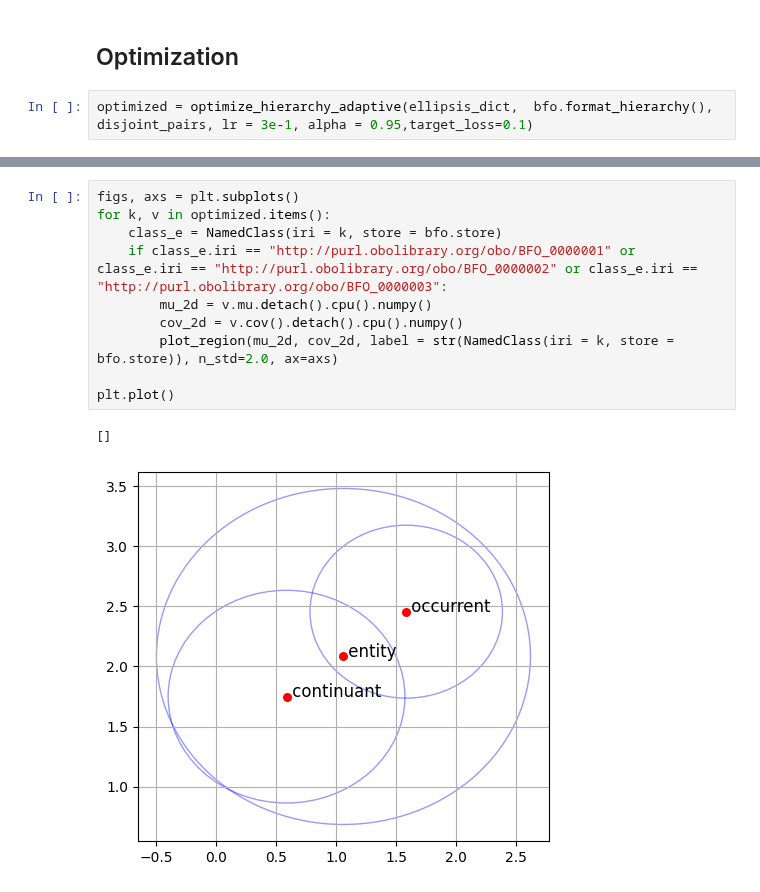
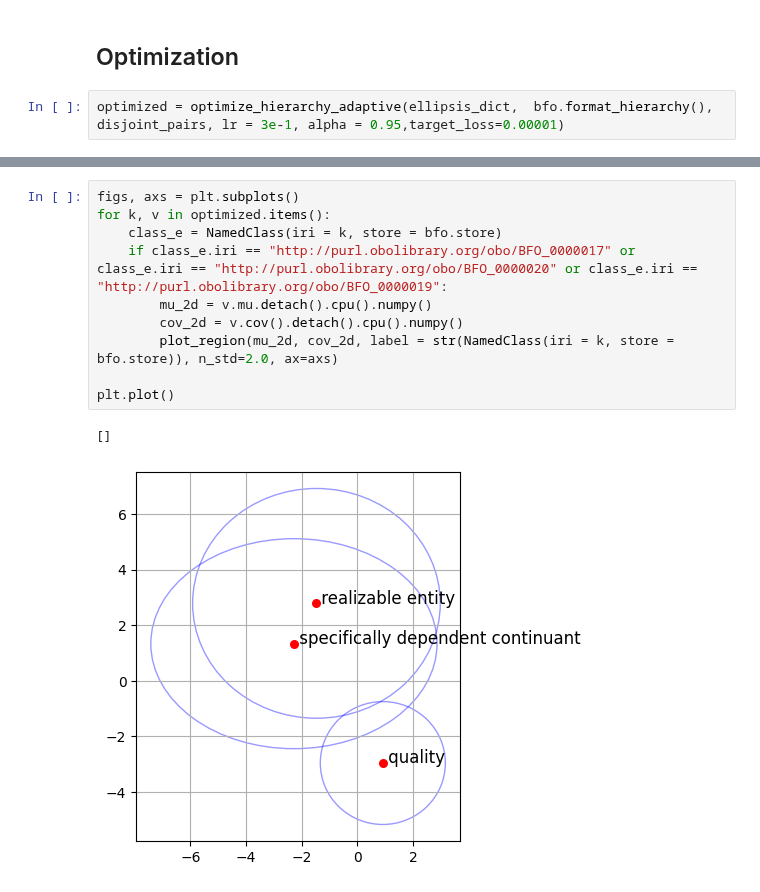
Before and after one commit to SamirKipper/Ontopo, a Jupyter notebook: src/test.ipynb, the cells around one changed output, grey strips where cells are left out. Drawn from its saved outputs; the diff is of its cells as text.

```diff
--- a/src/test.ipynb
+++ b/src/test.ipynb
@@ -131,5 +131,5 @@ plt.plot()
 # %% [markdown]
 ## Optimization
 # %%
-optimized = optimize_hierarchy_adaptive(ellipsis_dict,  bfo.format_hierarchy(), disjoint_pairs, lr = 3e-1, alpha = 0.95,target_loss=0.1)
+optimized = optimize_hierarchy_adaptive(ellipsis_dict,  bfo.format_hierarchy(), disjoint_pairs, lr = 3e-1, alpha = 0.95,target_loss=0.00001)
 # %% [output]
@@ -164,13 +164,13 @@ plt.plot()
 # %%
 figs, axs = plt.subplots()
 for k, v in optimized.items():
     class_e = NamedClass(iri = k, store = bfo.store)
-    if class_e.iri == "http://purl.obolibrary.org/obo/BFO_0000001" or class_e.iri == "http://purl.obolibrary.org/obo/BFO_0000002" or class_e.iri == "http://purl.obolibrary.org/obo/BFO_0000003":
+    if class_e.iri == "http://purl.obolibrary.org/obo/BFO_0000017" or class_e.iri == "http://purl.obolibrary.org/obo/BFO_0000020" or class_e.iri == "http://purl.obolibrary.org/obo/BFO_0000019":
         mu_2d = v.mu.detach().cpu().numpy()
         cov_2d = v.cov().detach().cpu().numpy()
         plot_region(mu_2d, cov_2d, label = str(NamedClass(iri = k, store = bfo.store)), n_std=2.0, ax=axs)
 
 plt.plot()
 # %% [output]
 []
-[figure, old version]
+[figure, new version]
```
Also changed, not shown: parts of 2 cells of this notebook, 1 other file.
